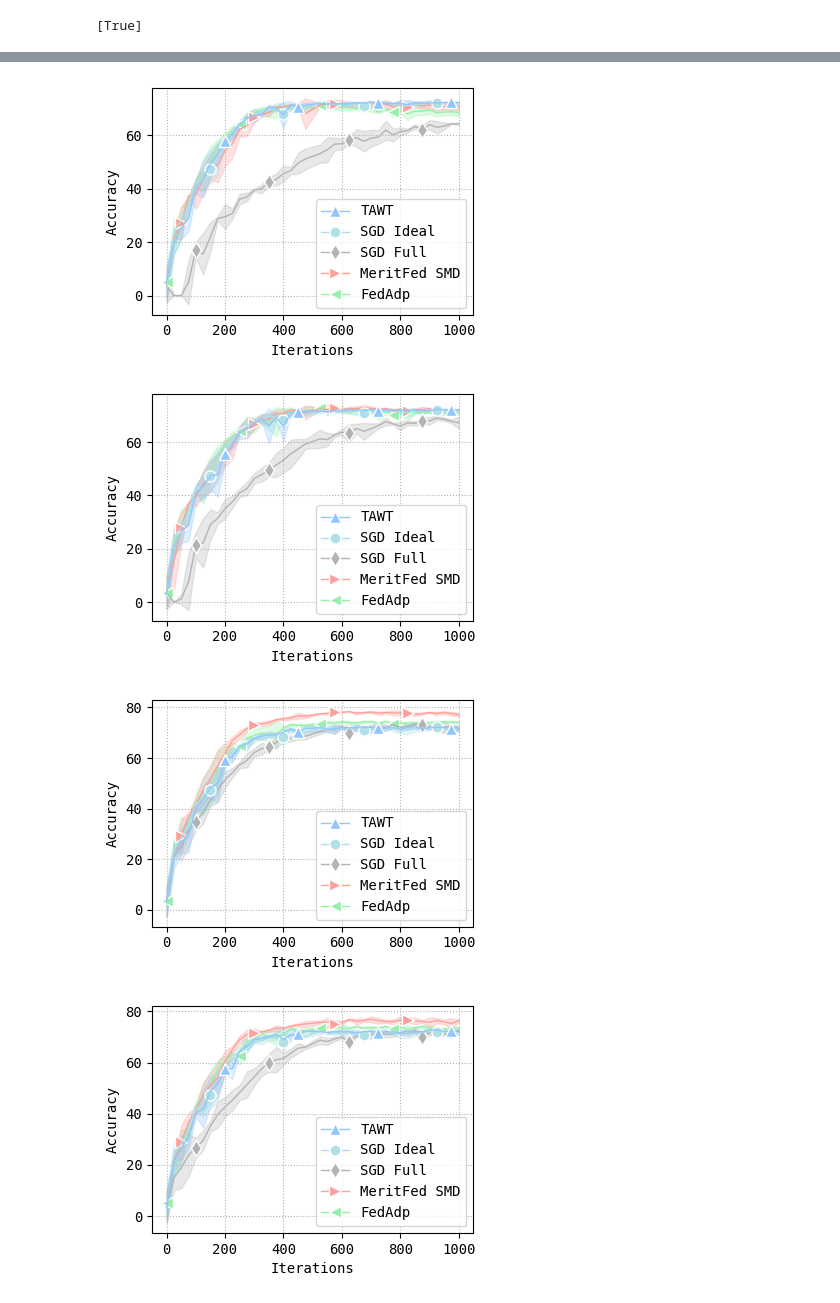
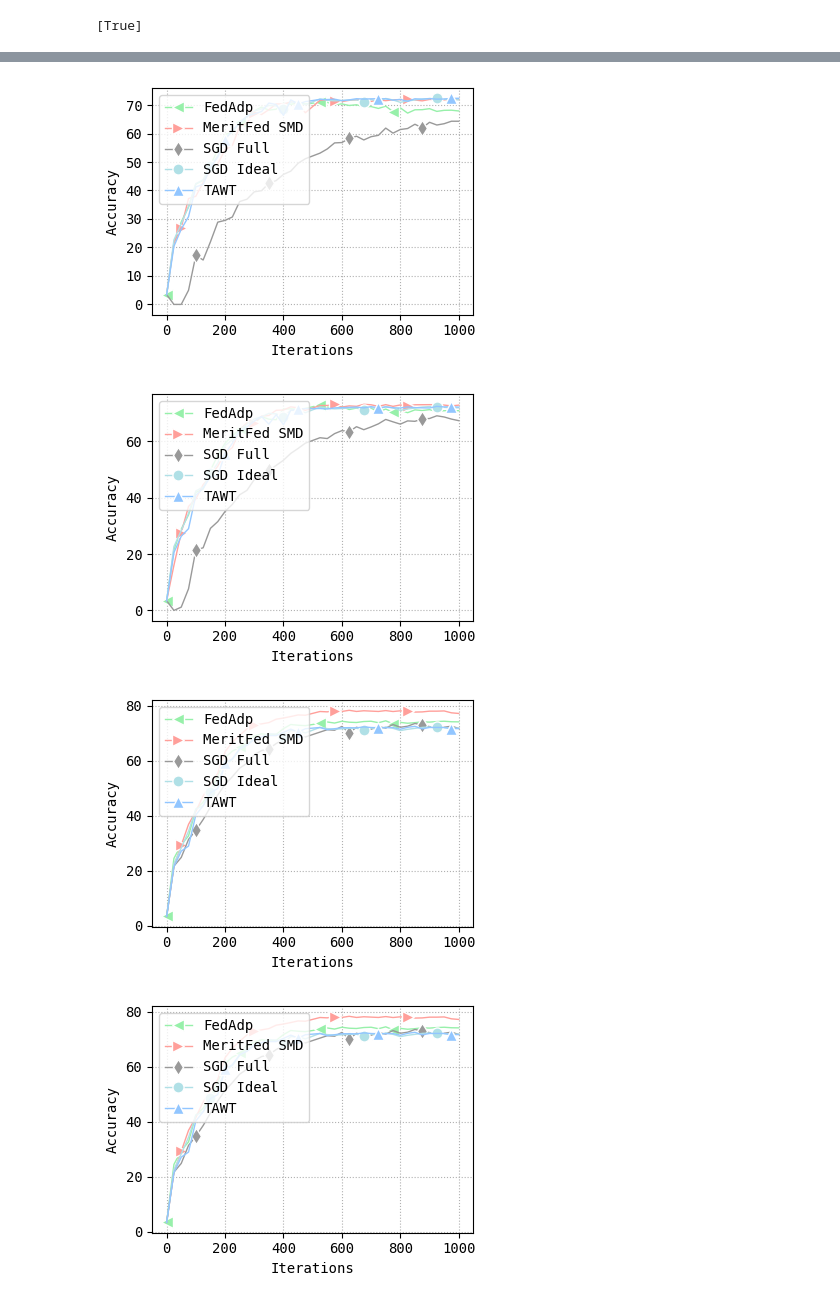
Before and after one commit to nazya/MeritFed, a Jupyter notebook: plot-bert-resnet.ipynb, the cells around one changed output, grey strips where cells are left out. Cells and saved outputs as stored; diff of their text form; code cells hidden in the pictures.

```diff
--- a/plot-bert-resnet.ipynb
+++ b/plot-bert-resnet.ipynb
@@ -73,7 +70,7 @@ with plt.style.context("seaborn-v0_8-pastel"):
 
 with plt.style.context("grayscale"):
     for i, color in enumerate(plt.rcParams['axes.prop_cycle']):
-        if i < 3:
+        if i < 2:
             continue
         colors.append(color['color'])
 i, j = 1, 0
@@ -195,7 +192,7 @@ query = 'params.model="ResNet18" and params.valenabled="False"'
 #  finals for bert
 # query = 'params.model="BERT"'
 query = 'params.valenabled="True" and params.model="BERT"'
-query = 'params.valenabled_="False" and params.model="BERT"'
+# query = 'params.valenabled_="False" and params.model="BERT"'
 
 query = None
 
@@ -204,8 +201,9 @@ if query is None:
 
 
 
+
 label_keys = ['optimizer', 'mdfull_', 'trueweights']
-same_plot = ['seed', 'nepochs', 'weights', 'mdniters_']  # , 'mdlr_'
+same_plot = ['seed', 'nepochs', 'weights', 'mdniters_', 'valenabled_']  # , 'mdlr_'
 ya_keys = ['hratio']
 # ya_keys = []
 
@@ -455,6 +453,7 @@ lookup_id_dict = {'TAWT': 0,
  'SGD Full': 5,
  'MeritFed SMD': 2,
  'MeritFed MD': 3,
+ 'FedFomo': 6,
  'FedAdp': 1}
 # %%
 beg = 0
@@ -494,7 +493,7 @@ for i, (params, runs) in enumerate(iterate_run_sets()):
             m = m.drop('seed', axis=1)
             tmp = m.mean(numeric_only=True).to_frame().transpose().rename(columns={"value": 'm'})
             m = m.drop('step', axis=1)
-            tmp = tmp.join(m.cov(numeric_only=True).reset_index(drop=True).rename(columns={'value': 'c'}))
+            # tmp = tmp.join(m.cov(numeric_only=True).reset_index(drop=True).rename(columns={'value': 'c'}))
             meancov.append(tmp)
 
         meancov = pd.concat(meancov, axis=0)
@@ -600,41 +599,41 @@ for i, (params, runs) in enumerate(iterate_run_sets()):
 
             tmp = m.mean(numeric_only=True).to_frame().transpose().rename(columns={"value": 'm'})
 
             m = m.drop('step', axis=1)
-            tmp = tmp.join(m.cov(numeric_only=True).reset_index(drop=True).rename(columns={'value': 'c'}))
+            # tmp = tmp.join(m.cov(numeric_only=True).reset_index(drop=True).rename(columns={'value': 'c'}))
             meancov.append(tmp)
 
         meancov = pd.concat(meancov, axis=0)
         ax.plot(meancov.step, meancov.m,  alpha=1, label=label[0], color=colors[id],
                 marker=markers[id],
                 markevery=slice(2*j, len(meancov.step), 10),
                 markersize=8, linewidth=1,
                 markeredgecolor='white', markeredgewidth=1)
-        plt.fill_between(meancov.step, meancov.m - meancov.c**0.5, meancov.m + meancov.c**0.5,color=colors[id], alpha=0.3)
+        # plt.fill_between(meancov.step, meancov.m - meancov.c**0.5, meancov.m + meancov.c**0.5,color=colors[id], alpha=0.3)
         # break
 
     # ax.set_title(metric_key + ' ' + title, fontsize=7)
     ax.grid(True, which="both", ls='dotted')
     handles, labels = ax.get_legend_handles_labels()
     labels, handles = zip(*sorted(zip(labels, handles), key=lambda t: t[0], reverse=True))
-    ax.legend(handles, labels)
-    # ax.legend(loc='center right')
+    # ax.legend(handles, labels)
+    ax.legend(loc='upper left')
 
     ax.set_xlabel('Iterations')
     # ax.set_xscale('log')
 
     ax.set_ylabel('Accuracy')
     # ax.set_yscale('log')
 
     name = metric_key + ' ' + title
     plt.savefig('figures/'+ name +'.pdf', bbox_inches='tight')
     plt.tight_layout()
     fig.show()
 # %% [output]
-[figure, old version]
+[figure, new version]
-[figure, old version]
+[figure, new version]
-[figure, old version]
+[figure, new version]
-[figure, old version]
+[figure, new version]
 # %%
 from matplotlib import ticker
 # %%
```
Also changed, not shown: parts of 7 cells of this notebook, 9 other files.
